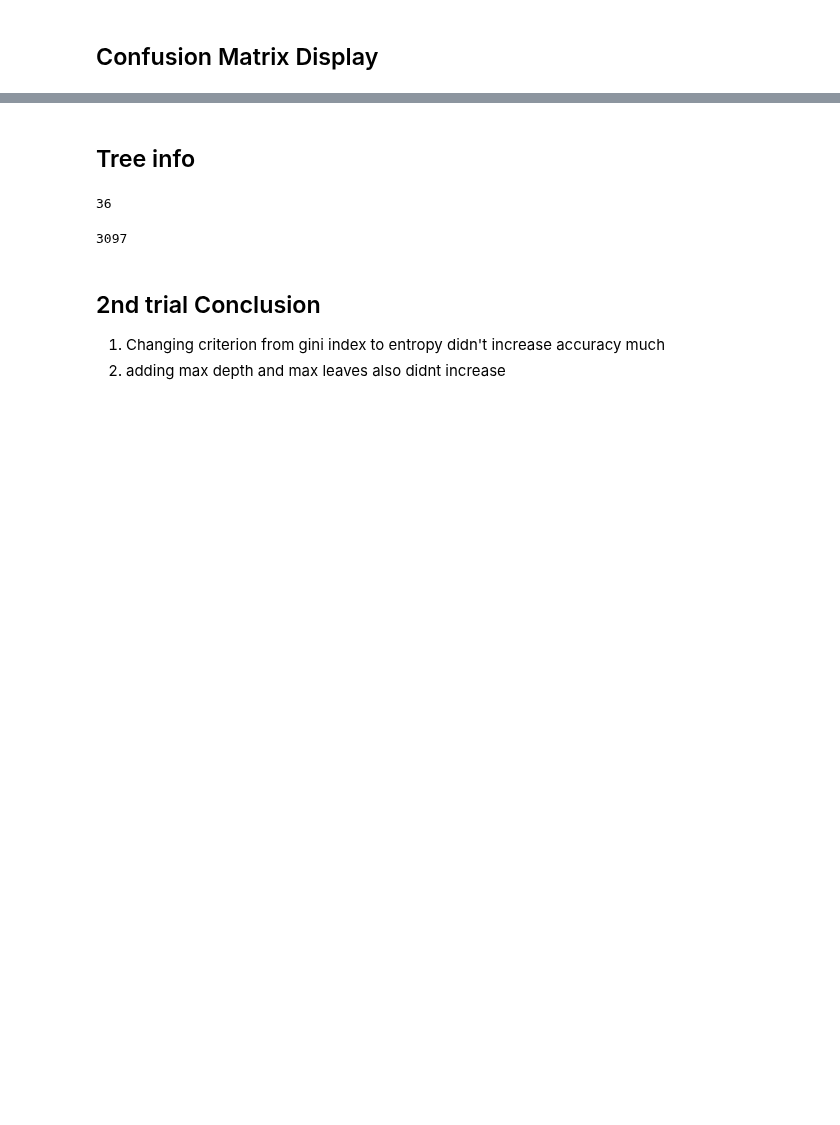
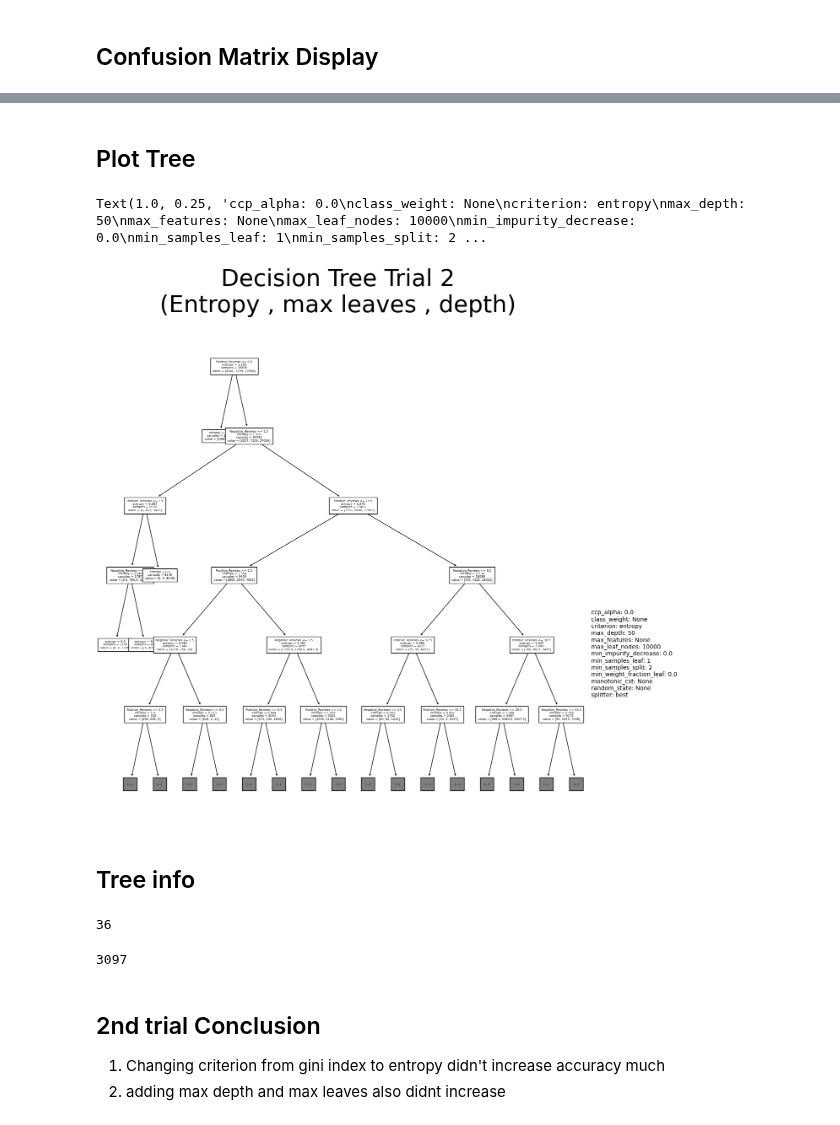
Before and after one commit to Aryan-ki-codepanti/steam-games-data-analysis, a Jupyter notebook: data-mining/Decision_Tree/main2.ipynb, the cells around one changed output, grey strips where cells are left out. Drawn from its saved outputs; the diff is of its cells as text; code cells hidden in the pictures; blank space fills up the shorter version.

```diff
--- a/data-mining/Decision_Tree/main2.ipynb
+++ b/data-mining/Decision_Tree/main2.ipynb
@@ -71,3 +71,15 @@ array([[ 1665,   239,   219],
+# %% [markdown]
+## Plot Tree
+# %%
+fig=tree.plot_tree(dt,max_depth=5, feature_names=dt.feature_names_in_,
+                   fontsize=5)[0].figure
+fig.set_size_inches(15, 15)
+fig.suptitle("Decision Tree Trial 2\n(Entropy , max leaves , depth)", fontsize=40)
+hp_text = '\n'.join(f"{k}: {v}" for k, v in dt.get_params().items())
+fig.text(1.0, 0.25, hp_text, transform=fig.gca().transAxes)
+# %% [output]
+Text(1.0, 0.25, 'ccp_alpha: 0.0\nclass_weight: None\ncriterion: entropy\nmax_depth: 50\nmax_features: None\nmax_leaf_nodes: 10000\nmin_impurity_decrease: 0.0\nmin_samples_leaf: 1\nmin_samples_split: 2 ...
+[figure, added]
 # %% [markdown]
 ## Tree info
 # %%
```
Also changed, not shown: parts of 3 cells of this notebook, 3 other files.
